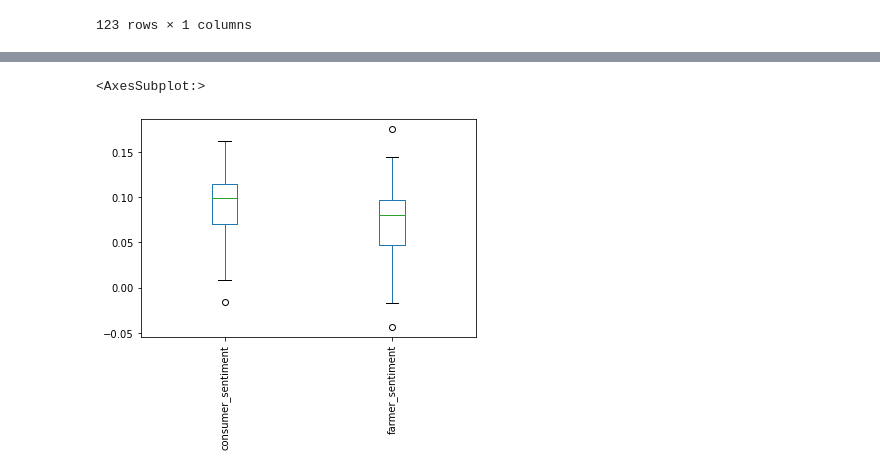
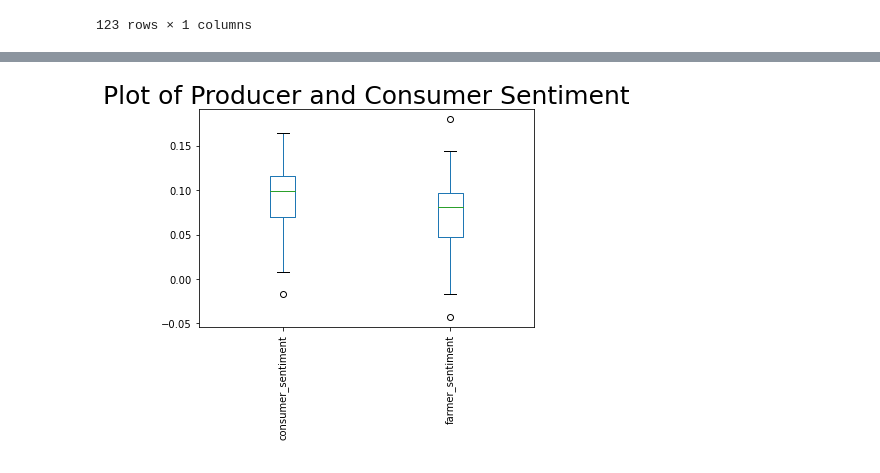
Before and after one commit to jamesgarza73/DataAnalyticsLevel9, a Jupyter notebook: CA2_Agriculture/sentimentAnalysis.ipynb, the cells around one changed output, grey strips where cells are left out. Cells and saved outputs as stored; diff of their text form; code cells hidden in the pictures.

```diff
--- a/CA2_Agriculture/sentimentAnalysis.ipynb
+++ b/CA2_Agriculture/sentimentAnalysis.ipynb
@@ -37,0 +102,4 @@ consumerData['consumer_sentiment'] = consumerData['clean_text'].apply(lambda x :
+# %%
+farmerData = WordCleaning(farmerData, 'Text')
+farmerData.getSentiment()
+farmerData.data
@@ -37,0 +124,4 @@ consumerData['consumer_sentiment'] = consumerData['clean_text'].apply(lambda x :
+# %%
+consumerData = WordCleaning(consumerData, 'Text')
+consumerData.getSentiment()
+consumerData.data
@@ -38,11 +148,12 @@ consumerData['consumer_sentiment'] = consumerData['clean_text'].apply(lambda x :
 # %%
-farmerData = farmerData.resample('M', on='Date').mean()
+farmerData = farmerData.data.resample('M', on='Date').mean()
 farmerData.reset_index(inplace=True)
 
 farmerData.Date = formatDates(farmerData, 0)
 farmerData.Date = pd.to_datetime(farmerData.Date)
 farmerData.set_index('Date', inplace=True)
 farmerData.dropna(inplace=True)
+farmerData.columns = ['farmer_sentiment']
 farmerData
 # %% [output]
 |  | farmer_sentiment |
@@ -62,11 +175,12 @@ farmerData
 # %%
-consumerData = consumerData.resample('M', on='Date').mean()
+consumerData = consumerData.data.resample('M', on='Date').mean()
 consumerData.reset_index(inplace=True)
 
 consumerData.Date = formatDates(consumerData, 0)
 consumerData.Date = pd.to_datetime(consumerData.Date)
 consumerData.set_index('Date', inplace=True)
 consumerData.dropna(inplace=True)
+consumerData.columns = ['consumer_sentiment']
 consumerData
 # %% [output]
 |  | consumer_sentiment |
@@ -154,6 +278,6 @@ allSentiment
 # %%
 allSentiment[['consumer_sentiment', 'farmer_sentiment']].plot(kind='box', rot=90)
+plt.title('Plot of Producer and Consumer Sentiment', fontsize=25);
 # %% [output]
-<AxesSubplot:>
-[figure, old version]
+[figure, new version]
 # %%
```
Also changed, not shown: parts of 35 cells of this notebook, 18 other files.
